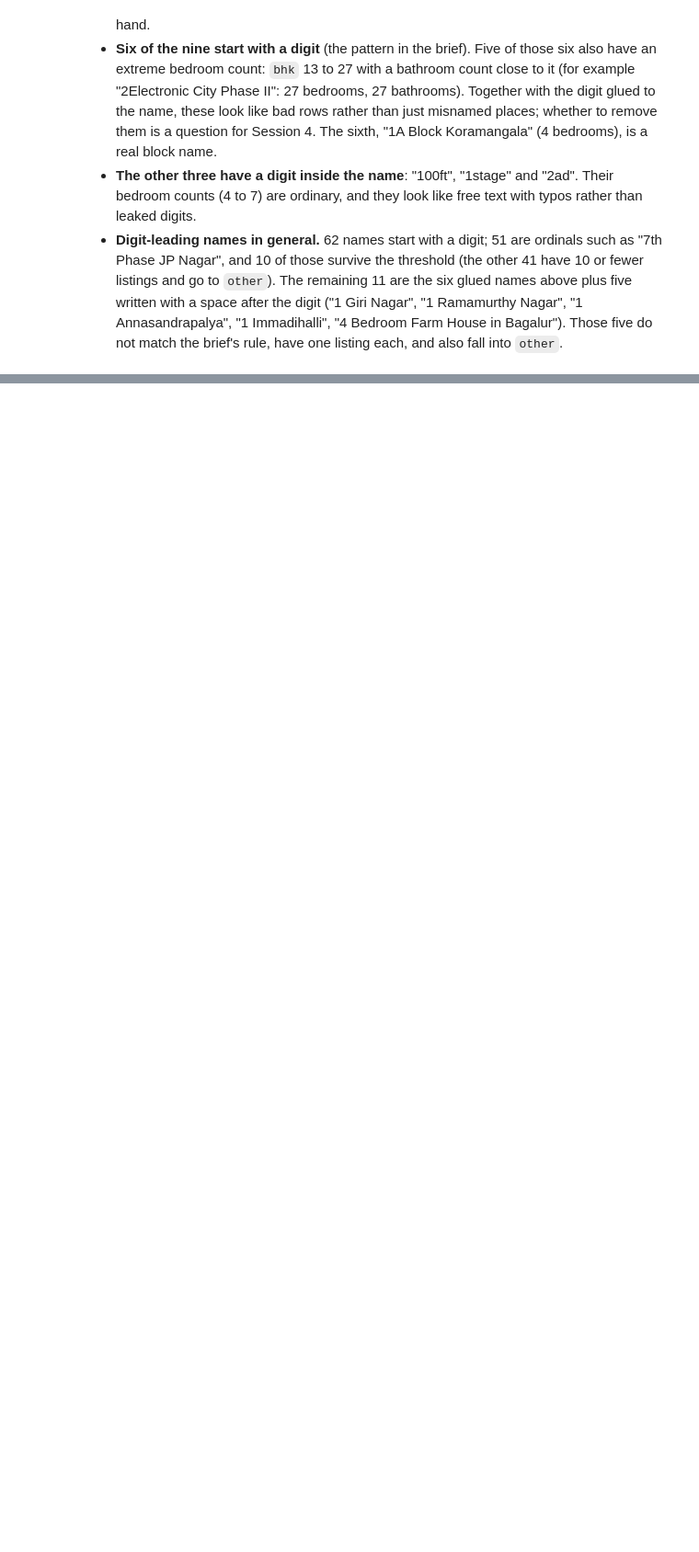
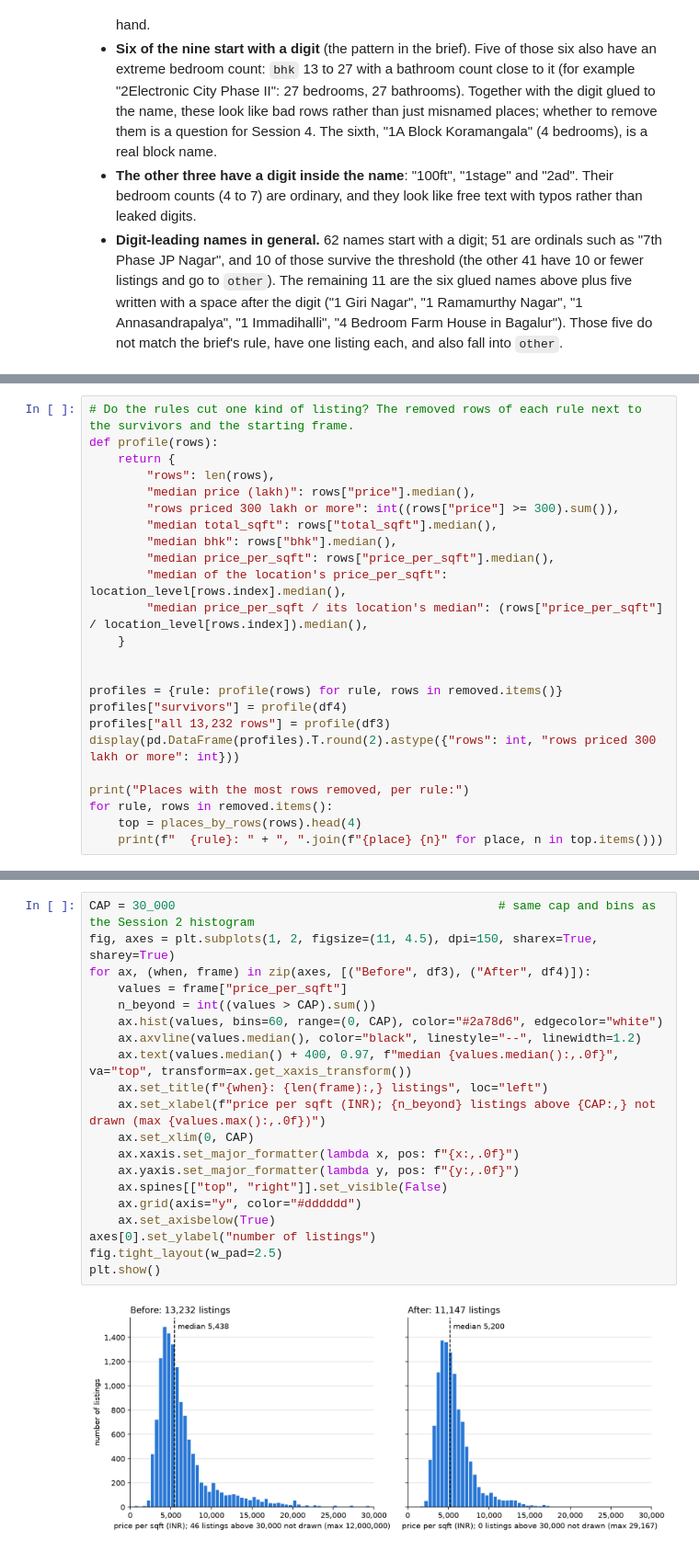
Before and after one commit to shivam-jund/bengaluru-house-price-prediction, a Jupyter notebook: model/price_prediction.ipynb, the cells around one changed output, grey strips where cells are left out. Shown at 92% size. Cells and saved outputs as stored; diff of their text form; blank space fills up the shorter version.

```diff
--- a/model/price_prediction.ipynb
+++ b/model/price_prediction.ipynb
@@ -888,0 +1339,24 @@ Each decision with its row impact, as seen while the notebook ran on this data.
+# %%
+# Do the rules cut one kind of listing? The removed rows of each rule next to the survivors and the starting frame.
+def profile(rows):
+    return {
+        "rows": len(rows),
+        "median price (lakh)": rows["price"].median(),
+        "rows priced 300 lakh or more": int((rows["price"] >= 300).sum()),
+        "median total_sqft": rows["total_sqft"].median(),
+        "median bhk": rows["bhk"].median(),
+        "median price_per_sqft": rows["price_per_sqft"].median(),
+        "median of the location's price_per_sqft": location_level[rows.index].median(),
+        "median price_per_sqft / its location's median": (rows["price_per_sqft"] / location_level[rows.index]).median(),
+    }
+
+
+profiles = {rule: profile(rows) for rule, rows in removed.items()}
+profiles["survivors"] = profile(df4)
+profiles["all 13,232 rows"] = profile(df3)
+display(pd.DataFrame(profiles).T.round(2).astype({"rows": int, "rows priced 300 lakh or more": int}))
+
+print("Places with the most rows removed, per rule:")
+for rule, rows in removed.items():
+    top = places_by_rows(rows).head(4)
+    print(f"  {rule}: " + ", ".join(f"{place} {n}" for place, n in top.items()))
@@ -888,0 +1440,22 @@ Each decision with its row impact, as seen while the notebook ran on this data.
+# %%
+CAP = 30_000                                             # same cap and bins as the Session 2 histogram
+fig, axes = plt.subplots(1, 2, figsize=(11, 4.5), dpi=150, sharex=True, sharey=True)
+for ax, (when, frame) in zip(axes, [("Before", df3), ("After", df4)]):
+    values = frame["price_per_sqft"]
+    n_beyond = int((values > CAP).sum())
+    ax.hist(values, bins=60, range=(0, CAP), color="#2a78d6", edgecolor="white")
+    ax.axvline(values.median(), color="black", linestyle="--", linewidth=1.2)
+    ax.text(values.median() + 400, 0.97, f"median {values.median():,.0f}", va="top", transform=ax.get_xaxis_transform())
+    ax.set_title(f"{when}: {len(frame):,} listings", loc="left")
+    ax.set_xlabel(f"price per sqft (INR); {n_beyond} listings above {CAP:,} not drawn (max {values.max():,.0f})")
+    ax.set_xlim(0, CAP)
+    ax.xaxis.set_major_formatter(lambda x, pos: f"{x:,.0f}")
+    ax.yaxis.set_major_formatter(lambda y, pos: f"{y:,.0f}")
+    ax.spines[["top", "right"]].set_visible(False)
+    ax.grid(axis="y", color="#dddddd")
+    ax.set_axisbelow(True)
+axes[0].set_ylabel("number of listings")
+fig.tight_layout(w_pad=2.5)
+plt.show()
+# %% [output]
+[figure, added]
```
Also changed, not shown: parts of 37 cells of this notebook, 2 other files.
